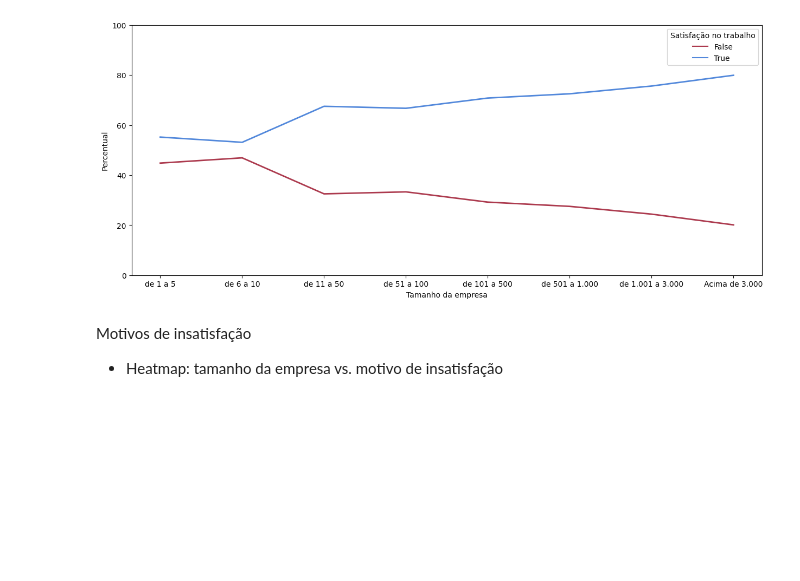
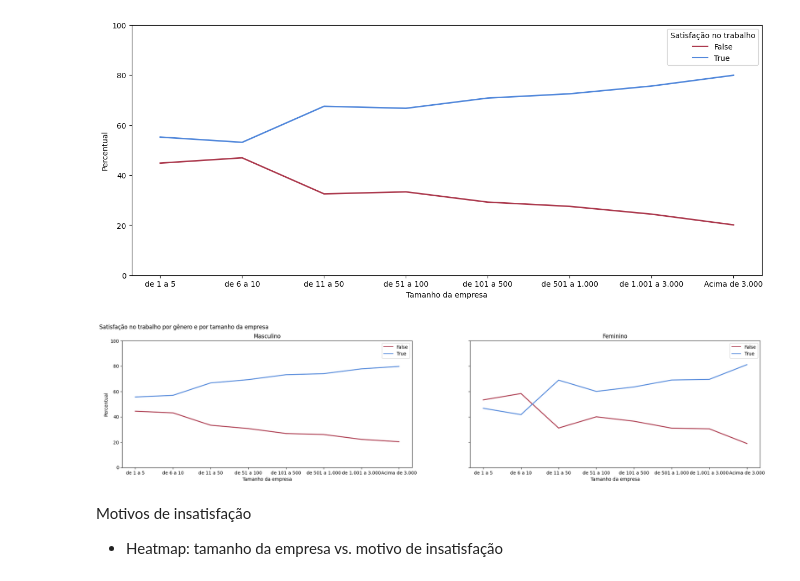
Before and after one commit to leticiafaria7/challenge-state-of-data, a Jupyter notebook: challenge-state-of-data.ipynb, the cells around one changed output. Drawn from its saved outputs; the diff is of its cells as text; code cells hidden in the pictures; blank space fills up the shorter version.

Commit message:
analise por grupo de diversidade

```diff
--- a/challenge-state-of-data.ipynb
+++ b/challenge-state-of-data.ipynb
@@ -1238,6 +1238,76 @@ plt.xlabel('Tamanho da empresa')
 # %% [output]
 Text(0.5, 0, 'Tamanho da empresa')
 [figure]
+# %%
+# por gênero
+
+df = satisfacao_diversidade[['tamanho_empresa', 'satisfacao_trabalho', 'genero']].value_counts().to_frame().reset_index()
+
+ordem_tamanho = {'de 1 a 5': 1,
+                 'de 6 a 10':2,
+                 'de 11 a 50':3,
+                 'de 51 a 100':4,
+                 'de 101 a 500':5,
+                 'de 501 a 1.000':6,
+                 'de 1.001 a 3.000':7,
+                 'Acima de 3.000':8}
+
+df['ordem'] = df['tamanho_empresa'].map(ordem_tamanho)
+
+df['total_tamanho'] = df.groupby(['tamanho_empresa', 'genero'])['count'].transform('sum')
+df['perc'] = round(df['count'] * 100 / df['total_tamanho'], 1)
+
+# criar uma figura e os subplots
+fig, axes = plt.subplots(1, 2, figsize = (25, 5), sharey = True)
+
+# G1
+sns.lineplot(df[df['genero'] == 'Masculino'].sort_values(['ordem']),
+             x = 'tamanho_empresa',
+             y = 'perc',
+             hue = 'satisfacao_trabalho',
+             palette = ['#ac3a4e', '#5288db'],
+             ax = axes[0],
+             lw = 2)
+
+axes[0].set_title('Masculino')
+
+# G2
+sns.lineplot(df[df['genero'] == 'Feminino'].sort_values(['ordem']),
+             x = 'tamanho_empresa',
+             y = 'perc',
+             hue = 'satisfacao_trabalho',
+             palette = ['#ac3a4e', '#5288db'],
+             ax = axes[1],
+             lw = 2)
+
+axes[1].set_title('Feminino')
+
+# definir o mesmo limite do eixo x para ambos os gráficos
+axes[0].set_ylim(0, 100)
+axes[1].set_ylim(0, 100)
+
+# nome do eixo y
+axes[0].set_ylabel('Percentual')
+axes[1].set_ylabel('')
+
+# nome do eixo x
+axes[0].set_xlabel('Tamanho da empresa')
+axes[1].set_xlabel('Tamanho da empresa')
+
+# título da legenda
+axes[0].legend(title = '')
+axes[1].legend(title = '')
+
+# título geral
+fig.suptitle('Satisfação no trabalho por gênero e por tamanho da empresa', x = 0.2)
+
+# exibir os gráficos
+plt.show()
+
+# supress warnings
+warnings.filterwarnings("ignore")
+# %% [output]
+[figure, added]
 # %% [markdown]
 Motivos de insatisfação
 
```
